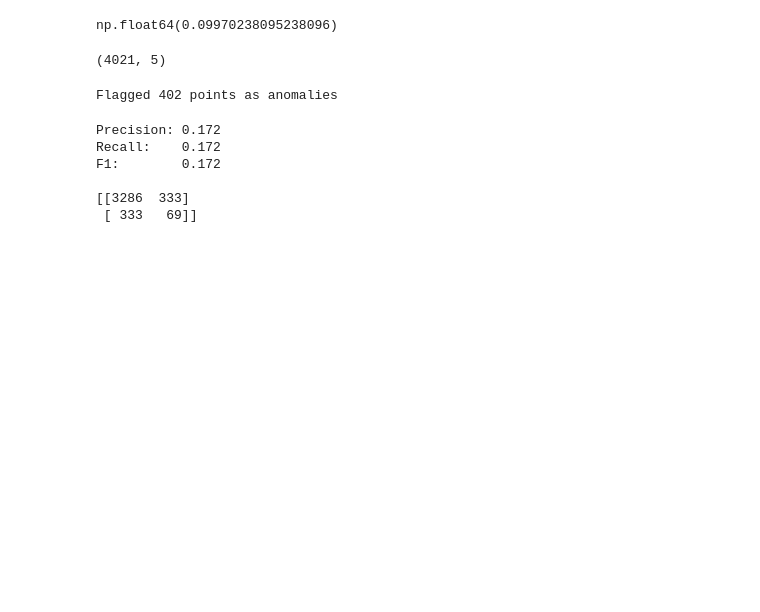
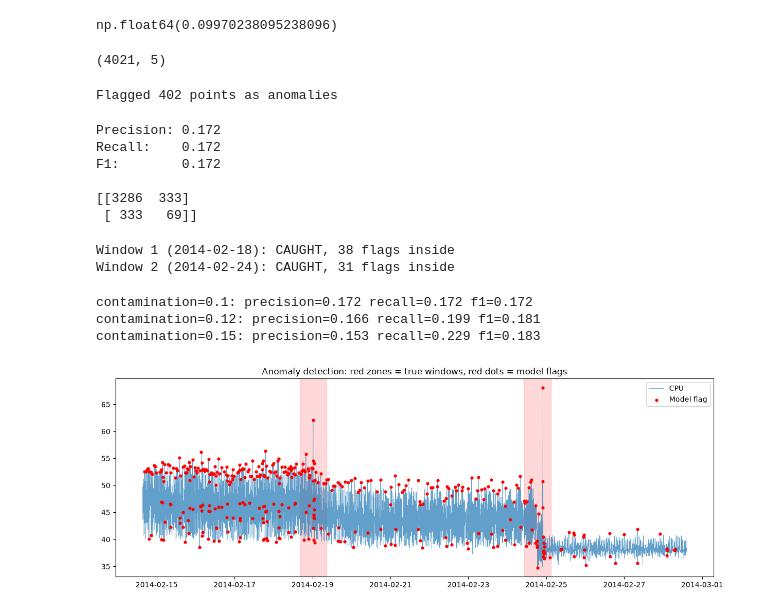
Before and after one commit to mukundnaramesh2605/Anomaly-detection-on-server-performance-metrics, a Jupyter notebook: model.ipynb, the cells around one changed output. Cells and saved outputs as stored; diff of their text form; code cells hidden in the pictures; blank space fills up the shorter version.

```diff
--- a/model.ipynb
+++ b/model.ipynb
@@ -85,3 +85,39 @@ F1:        0.172
 
 [[3286  333]
  [ 333   69]]
+# %%
+for i, (start, end) in enumerate(windows, 1):
+    win = df.loc[start:end]
+    caught = win['predicted_anomaly'].any()
+    n_flags = win['predicted_anomaly'].sum()
+    print(f"Window {i} ({start.date()}): {'CAUGHT' if caught else 'MISSED'}, {n_flags} flags inside")
+# %% [output]
+Window 1 (2014-02-18): CAUGHT, 38 flags inside
+Window 2 (2014-02-24): CAUGHT, 31 flags inside
+# %%
+for c in [0.10, 0.12, 0.15]:
+    m = IsolationForest(contamination=c, random_state=42)
+    pred = m.fit_predict(X) == -1
+    p = precision_score(y_true, pred)
+    r = recall_score(y_true, pred)
+    f = f1_score(y_true, pred)
+    print(f"contamination={c}: precision={p:.3f} recall={r:.3f} f1={f:.3f}")
+# %% [output]
+contamination=0.1: precision=0.172 recall=0.172 f1=0.172
+contamination=0.12: precision=0.166 recall=0.199 f1=0.181
+contamination=0.15: precision=0.153 recall=0.229 f1=0.183
+# %%
+plt.figure(figsize=(15, 5))
+plt.plot(df.index, df['value'], linewidth=0.6, alpha=0.7, label='CPU')
+
+for start, end in windows:
+    plt.axvspan(start, end, color='red', alpha=0.15)
+
+flagged = df[df['predicted_anomaly']]
+plt.scatter(flagged.index, flagged['value'], color='red', s=12, label='Model flag', zorder=5)
+
+plt.title('Anomaly detection: red zones = true windows, red dots = model flags')
+plt.legend()
+plt.show()
+# %% [output]
+[figure, added]
```
Also changed, not shown: parts of 1 cell of this notebook.
